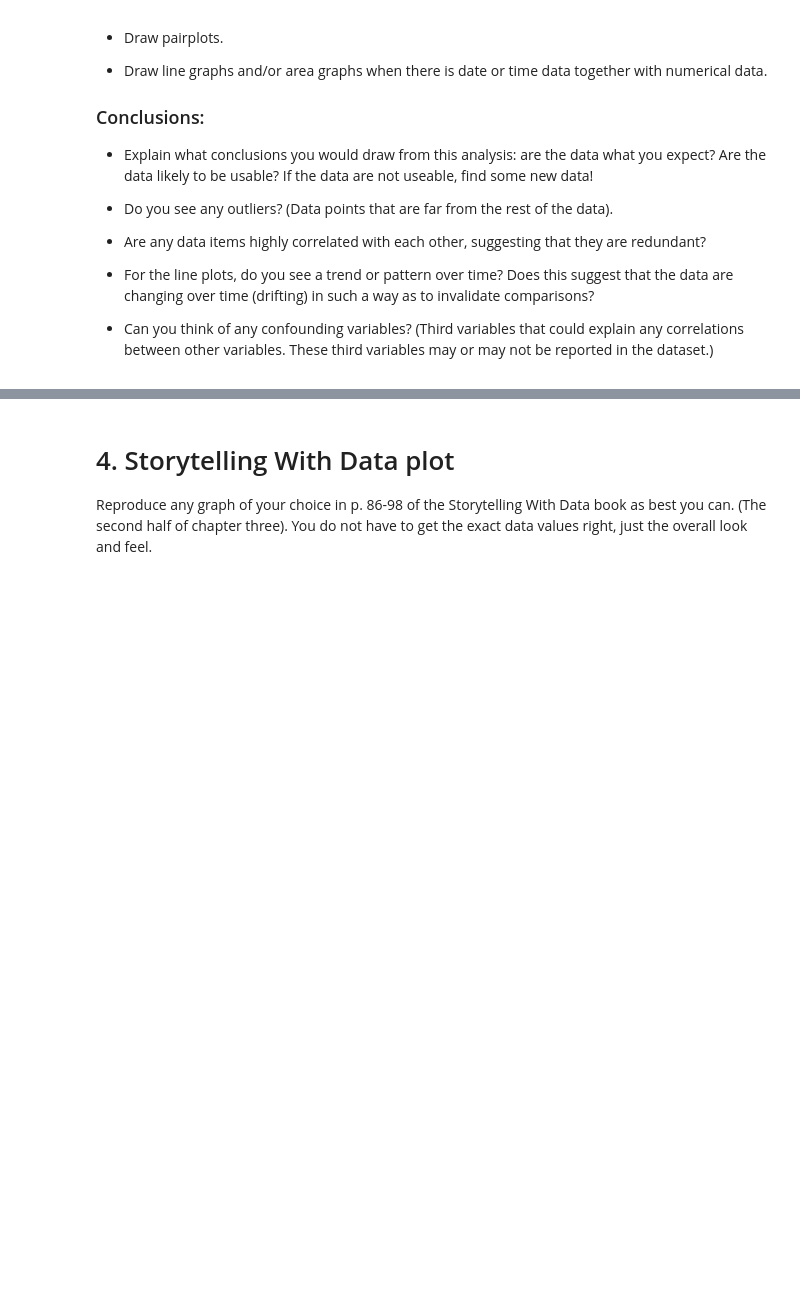
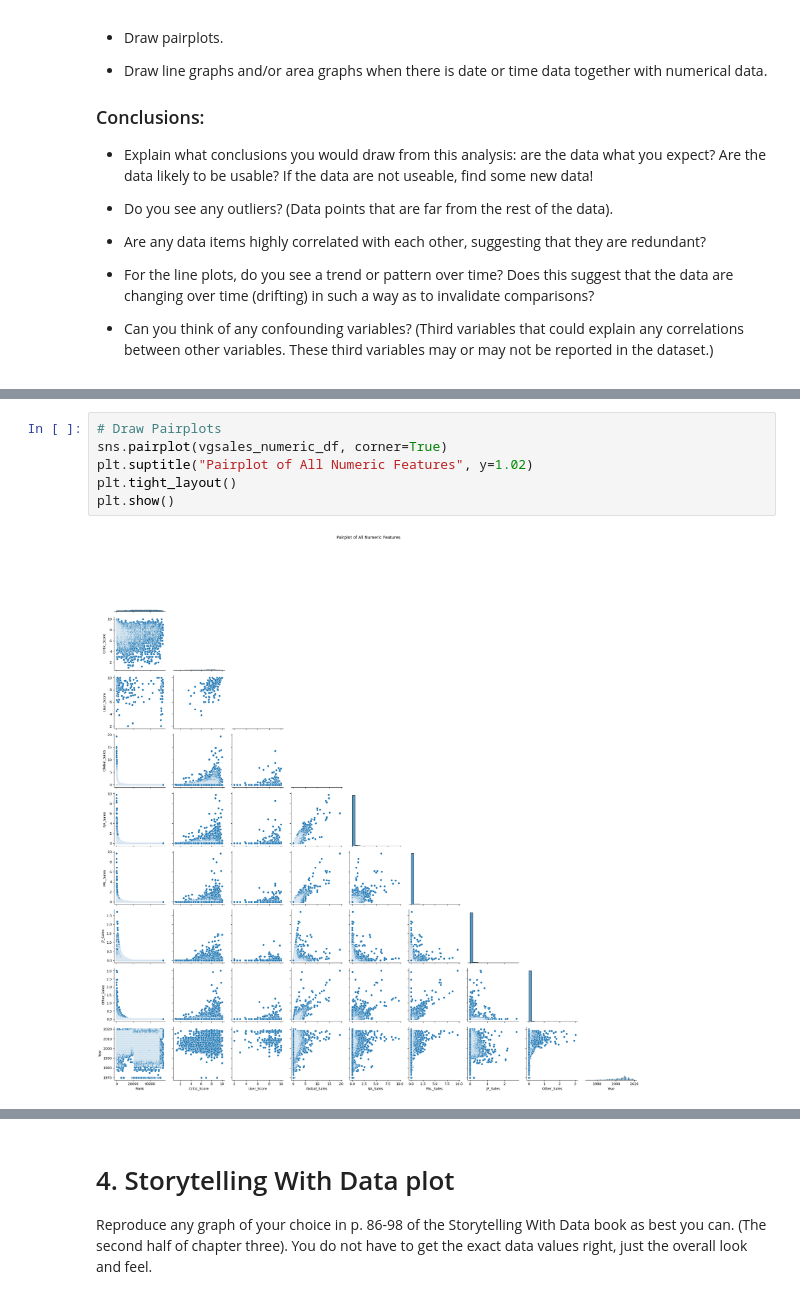
Before and after one commit to akmishra-1/Module-B-semester-2, a Jupyter notebook: OMDS-ModB2-Week6-Mishra-Amit.ipynb, the cells around one changed output, grey strips where cells are left out. Drawn from its saved outputs; the diff is of its cells as text; blank space fills up the shorter version.

```diff
--- a/OMDS-ModB2-Week6-Mishra-Amit.ipynb
+++ b/OMDS-ModB2-Week6-Mishra-Amit.ipynb
@@ -67,0 +247,8 @@ This week, you will do the same types of exercises as last week, but you should
+# %%
+# Draw Pairplots
+sns.pairplot(vgsales_numeric_df, corner=True)
+plt.suptitle("Pairplot of All Numeric Features", y=1.02)
+plt.tight_layout()
+plt.show()
+# %% [output]
+[figure, added]
```
Also changed, not shown: parts of 47 cells of this notebook.
